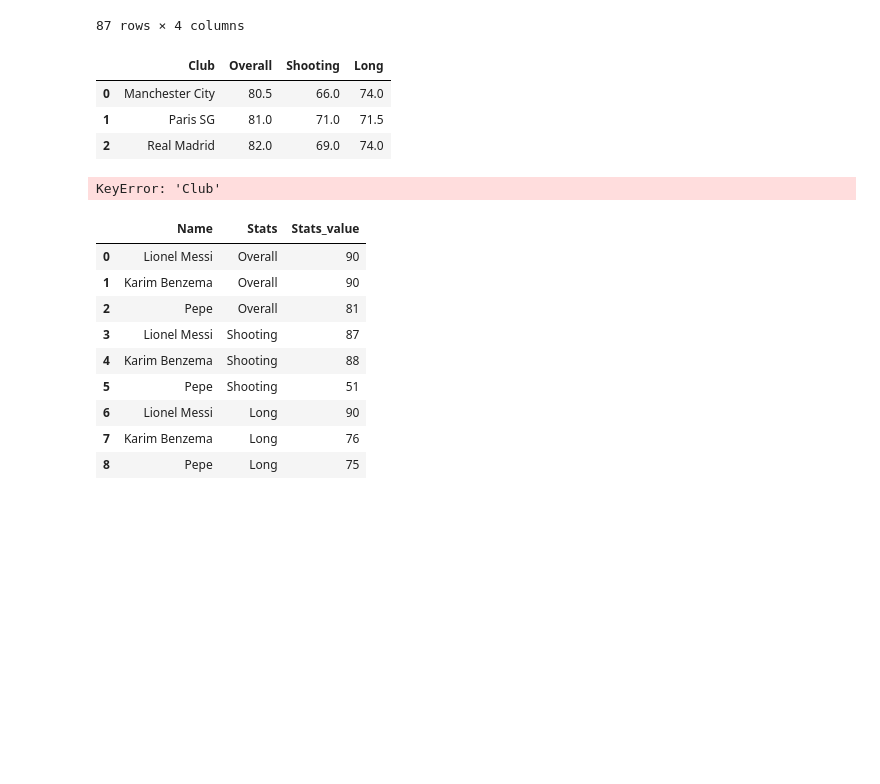
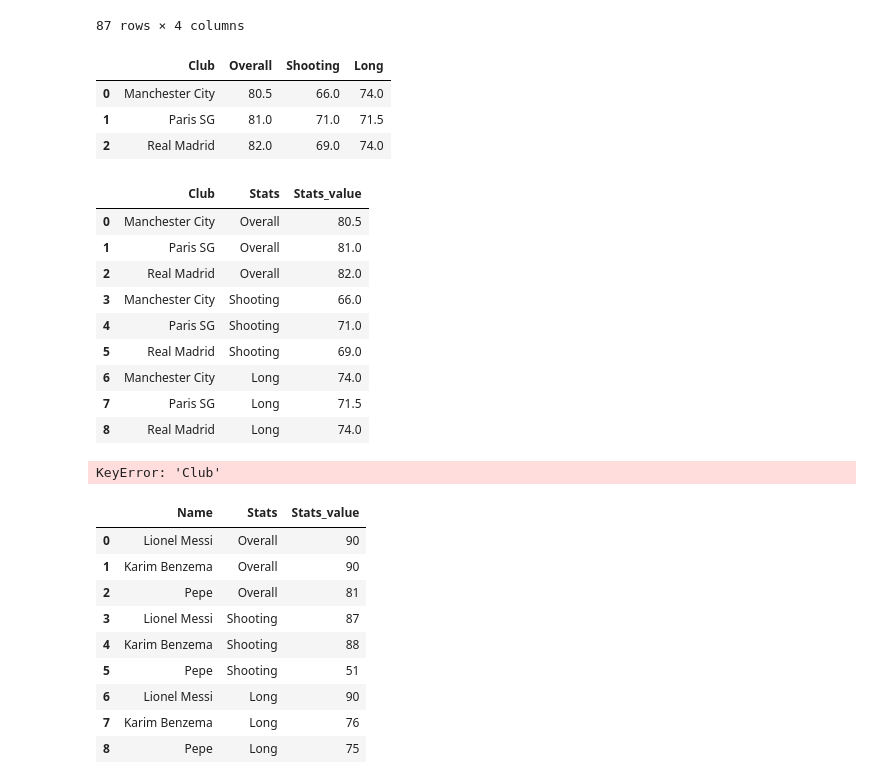
Before and after one commit to bibi643/FC24_API, a Jupyter notebook: fc?24.ipynb, the cells around one changed output. Saved outputs shown, nothing was run; the diff lists cells and outputs as text; code cells hidden in the pictures; blank space fills up the shorter version.

```diff
--- a/fc?24.ipynb
+++ b/fc?24.ipynb
@@ -292,3 +290,17 @@ df_clubs_comp
 | 0 | Manchester City | 80.5 | 66.0 | 74.0 |
 | 1 | Paris SG | 81.0 | 71.0 | 71.5 |
 | 2 | Real Madrid | 82.0 | 69.0 | 74.0 |
+# %%
+melt_df=pd.melt(df_clubs_comp,id_vars=['Club'],value_vars=df_clubs_comp.select_dtypes(include=float).columns,var_name='Stats',value_name='Stats_value')
+melt_df
+# %% [output]
+|  | Club | Stats | Stats_value |
+| 0 | Manchester City | Overall | 80.5 |
+| 1 | Paris SG | Overall | 81.0 |
+| 2 | Real Madrid | Overall | 82.0 |
+| 3 | Manchester City | Shooting | 66.0 |
+| 4 | Paris SG | Shooting | 71.0 |
+| 5 | Real Madrid | Shooting | 69.0 |
+| 6 | Manchester City | Long | 74.0 |
+| 7 | Paris SG | Long | 71.5 |
+| 8 | Real Madrid | Long | 74.0 |
```
Also changed, not shown: parts of 3 cells of this notebook.
